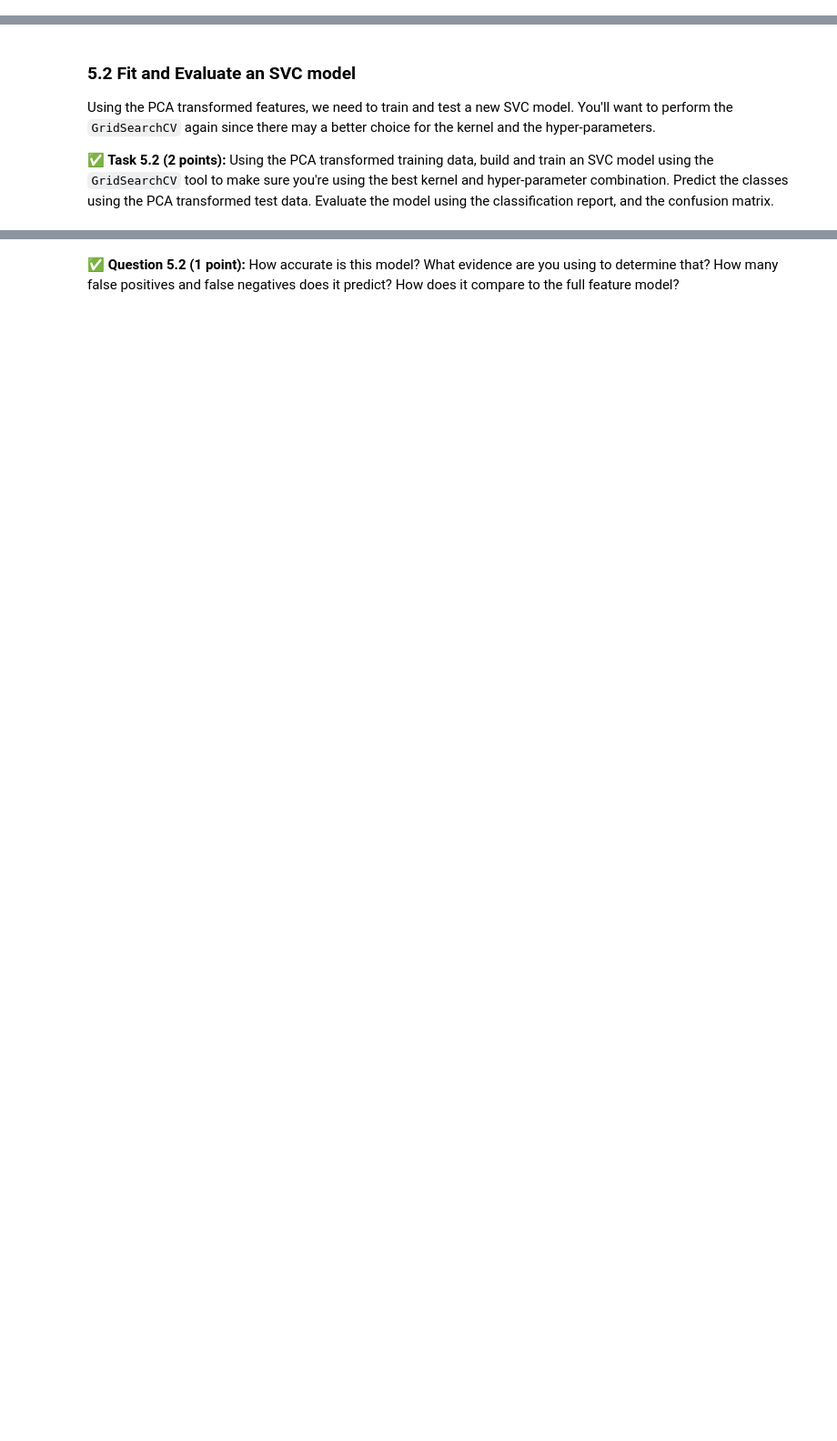
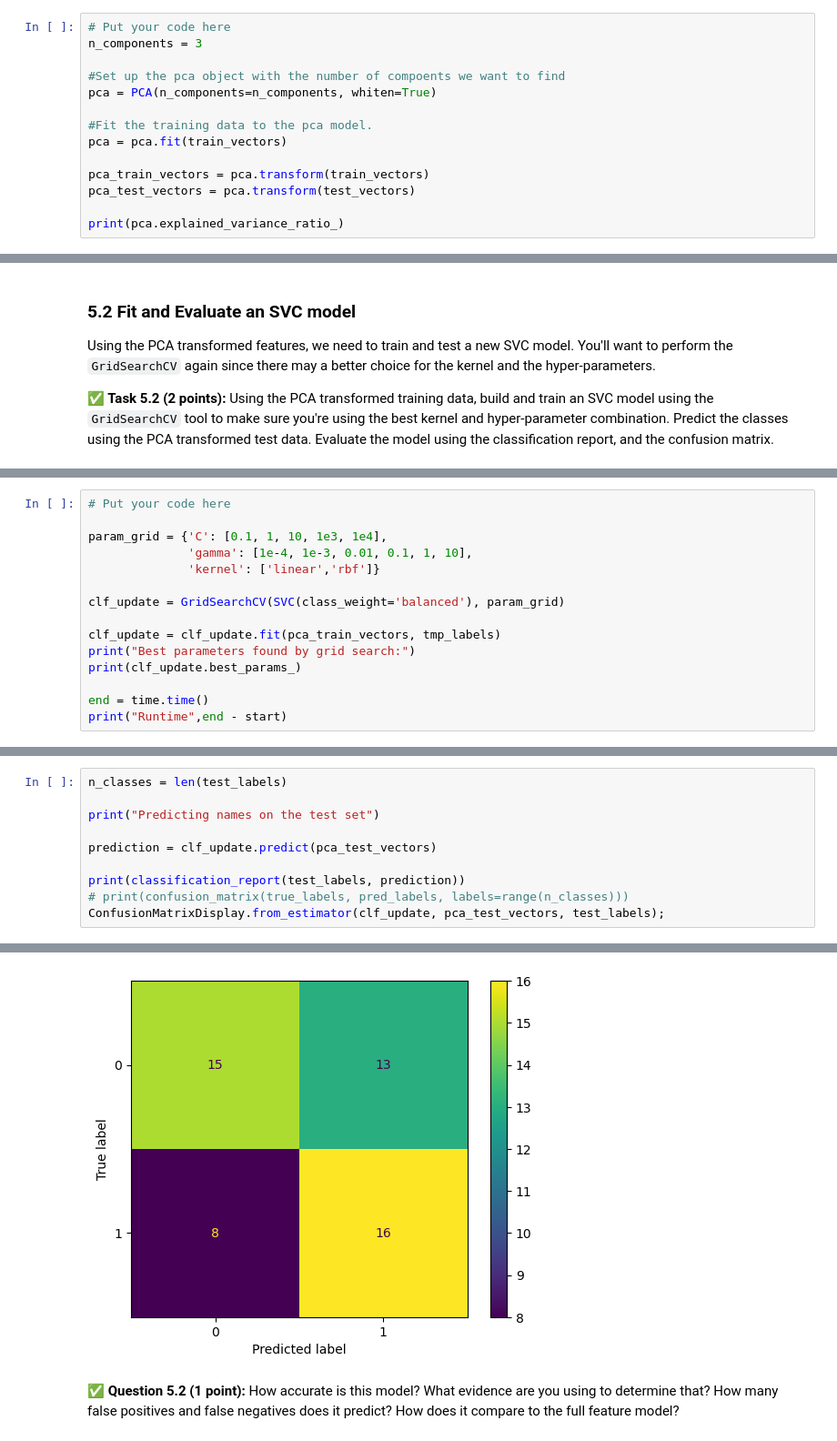
Before and after one commit to sarahhoogstraten/CMSE202-f23-turnin, a Jupyter notebook: hw-04/HW-04_PerceptronSVMandPCA-SarahHoogstraten.ipynb, the cells around one changed output, grey strips where cells are left out. Shown: that part at 91% size. Saved outputs shown, nothing was run; the diff lists cells and outputs as text; blank space fills up the shorter version.

```diff
--- a/hw-04/HW-04_PerceptronSVMandPCA-SarahHoogstraten.ipynb
+++ b/hw-04/HW-04_PerceptronSVMandPCA-SarahHoogstraten.ipynb
@@ -388,0 +388,14 @@ Since we have 60 total features to start with, let's see how well we can do if o
+# %%
+# Put your code here
+n_components = 3
+
+#Set up the pca object with the number of compoents we want to find
+pca = PCA(n_components=n_components, whiten=True)
+
+#Fit the training data to the pca model.
+pca = pca.fit(train_vectors)
+
+pca_train_vectors = pca.transform(train_vectors)
+pca_test_vectors = pca.transform(test_vectors)
+
+print(pca.explained_variance_ratio_)
@@ -400,0 +418,15 @@ Using the PCA transformed features, we need to train and test a new SVC model. Y
+# %%
+# Put your code here
+
+param_grid = {'C': [0.1, 1, 10, 1e3, 1e4],
+              'gamma': [1e-4, 1e-3, 0.01, 0.1, 1, 10],
+              'kernel': ['linear','rbf']}
+
+clf_update = GridSearchCV(SVC(class_weight='balanced'), param_grid)
+
+clf_update = clf_update.fit(pca_train_vectors, tmp_labels)
+print("Best parameters found by grid search:")
+print(clf_update.best_params_)
+
+end = time.time()
+print("Runtime",end - start)
@@ -400,0 +437,11 @@ Using the PCA transformed features, we need to train and test a new SVC model. Y
+# %%
+n_classes = len(test_labels)
+
+print("Predicting names on the test set")
+
+prediction = clf_update.predict(pca_test_vectors)
+
+print(classification_report(test_labels, prediction))
+# print(confusion_matrix(true_labels, pred_labels, labels=range(n_classes)))
+ConfusionMatrixDisplay.from_estimator(clf_update, pca_test_vectors, test_labels);
+# %% [output]
@@ -401,2 +457,3 @@ Using the PCA transformed features, we need to train and test a new SVC model. Y
+[figure, added]
 # %% [markdown]
 &#9989; **Question 5.2 (1 point):** How accurate is this model? What evidence are you using to determine that? How many false positives and false negatives does it predict? How does it compare to the full feature model?
```
Also changed, not shown: parts of 16 cells of this notebook.
